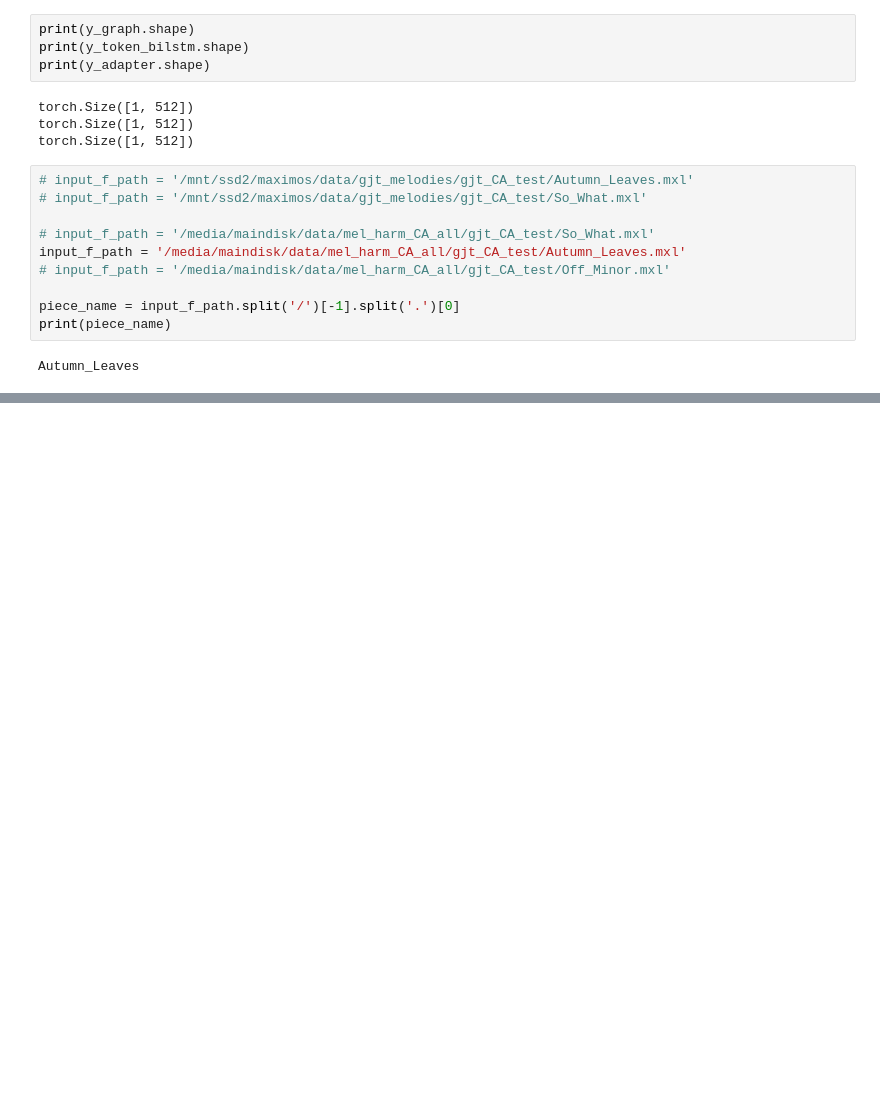
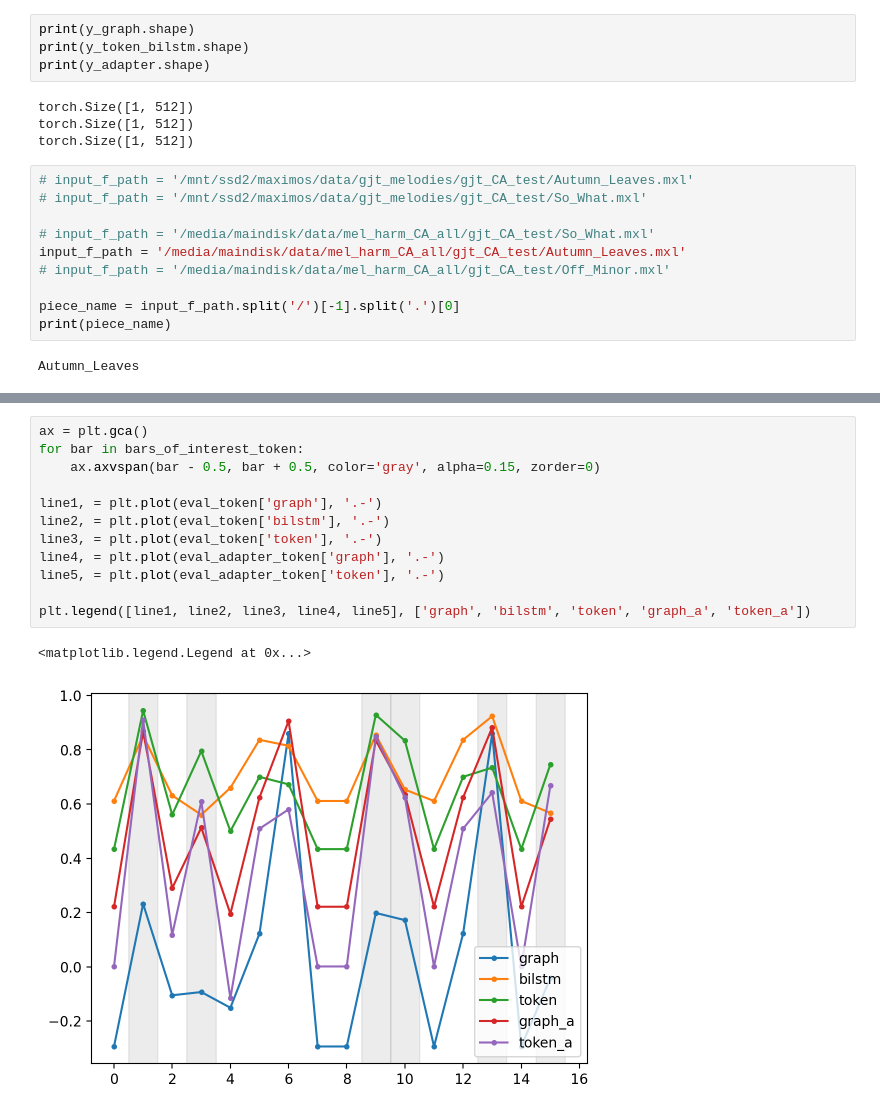
Before and after one commit to maximoskp/GraphMelHarm, a Jupyter notebook: test_generate.ipynb, the cells around one changed output, grey strips where cells are left out. Cells and saved outputs as stored; diff of their text form; blank space fills up the shorter version.

```diff
--- a/test_generate.ipynb
+++ b/test_generate.ipynb
@@ -353,0 +563,15 @@ for i in gen_out['decoded_positions_order']:
+# %%
+ax = plt.gca()
+for bar in bars_of_interest_token:
+    ax.axvspan(bar - 0.5, bar + 0.5, color='gray', alpha=0.15, zorder=0)
+
+line1, = plt.plot(eval_token['graph'], '.-')
+line2, = plt.plot(eval_token['bilstm'], '.-')
+line3, = plt.plot(eval_token['token'], '.-')
+line4, = plt.plot(eval_adapter_token['graph'], '.-')
+line5, = plt.plot(eval_adapter_token['token'], '.-')
+
+plt.legend([line1, line2, line3, line4, line5], ['graph', 'bilstm', 'token', 'graph_a', 'token_a'])
+# %% [output]
+<matplotlib.legend.Legend at 0x...>
+[figure, added]
```
Also changed, not shown: parts of 17 cells of this notebook, 8 other files.
